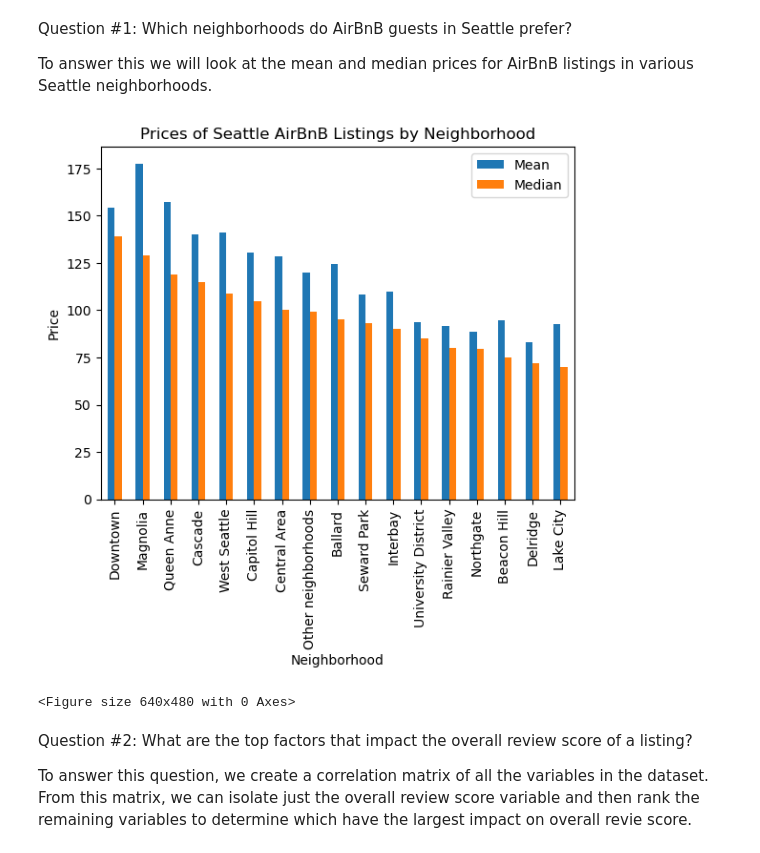
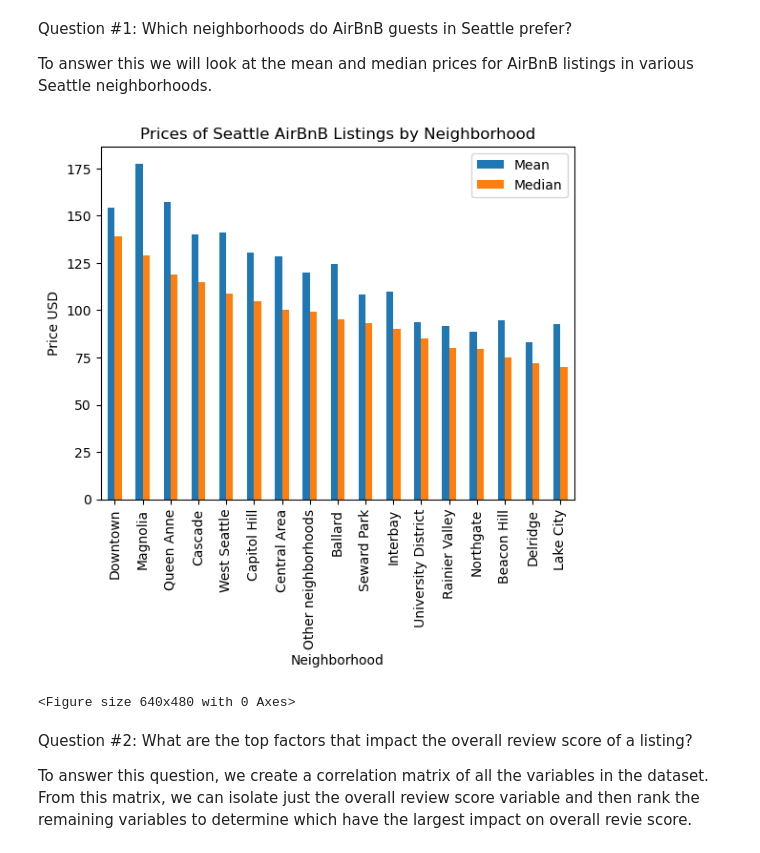
Before and after one commit to hashimkhan226/Udacity_DS_Project_1, a Jupyter notebook: seattle_airbnb_analysis.ipynb, the cells around one changed output. Drawn from its saved outputs; the diff is of its cells as text; code cells hidden in the pictures.

```diff
--- a/seattle_airbnb_analysis.ipynb
+++ b/seattle_airbnb_analysis.ipynb
@@ -41,0 +49,25 @@ max                         37.000000          12.150000
+# %%
+#Find the names of all columns that have 't' or 'f' true/false values and put them in cat_col_names
+cat_col_names = []
+for col in df.columns:
+    if df.loc[0,col] in ['t','f']:
+        cat_col_names.append(col)
+
+#Convert columns with true or false values to 1 or 0 numerical instead
+for cat_col_name in cat_col_names:
+    cat_col = list(df[cat_col_name])
+
+    for i, val in enumerate(cat_col):
+        if val == 't':
+            cat_col[i] = 1
+        elif val == 'f':
+            cat_col[i] = 0
+        else:
+            cat_col[i] = 0.5
+
+    df[cat_col_name] = cat_col
+
+
+#Descriptive stats of dataset
+descr_2 = df.describe()
+print(descr_2)
@@ -55,12 +105,12 @@ price_by_n = price_by_n.sort_values(by='Median', ascending=False)
 # %%
 #Plot
 price_by_n.plot(kind="bar")
 plt.title("Prices of Seattle AirBnB Listings by Neighborhood")
 plt.xlabel("Neighborhood")
-plt.ylabel("Price")
+plt.ylabel("Price USD")
 plt.figure().clear()
 # %% [output]
-[figure, old version]
+[figure, new version]
 <Figure size 640x480 with 0 Axes>
 # %% [markdown]
 Question #2: What are the top factors that impact the overall review score of a listing?
```
Also changed, not shown: parts of 4 cells of this notebook.
